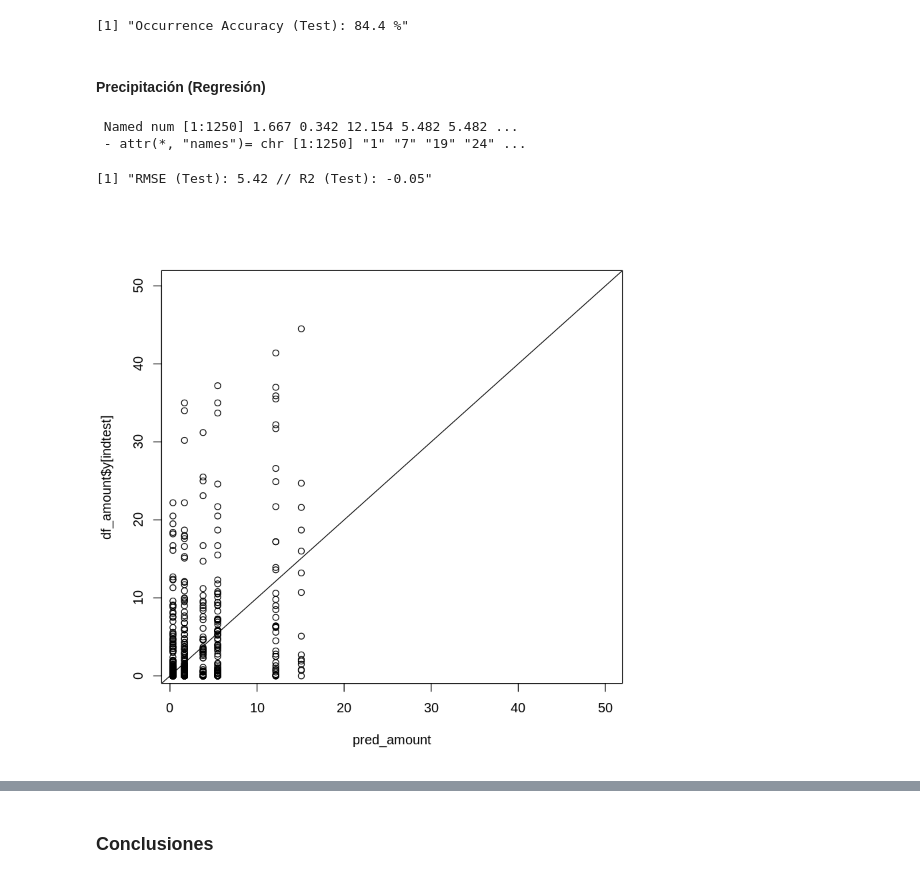
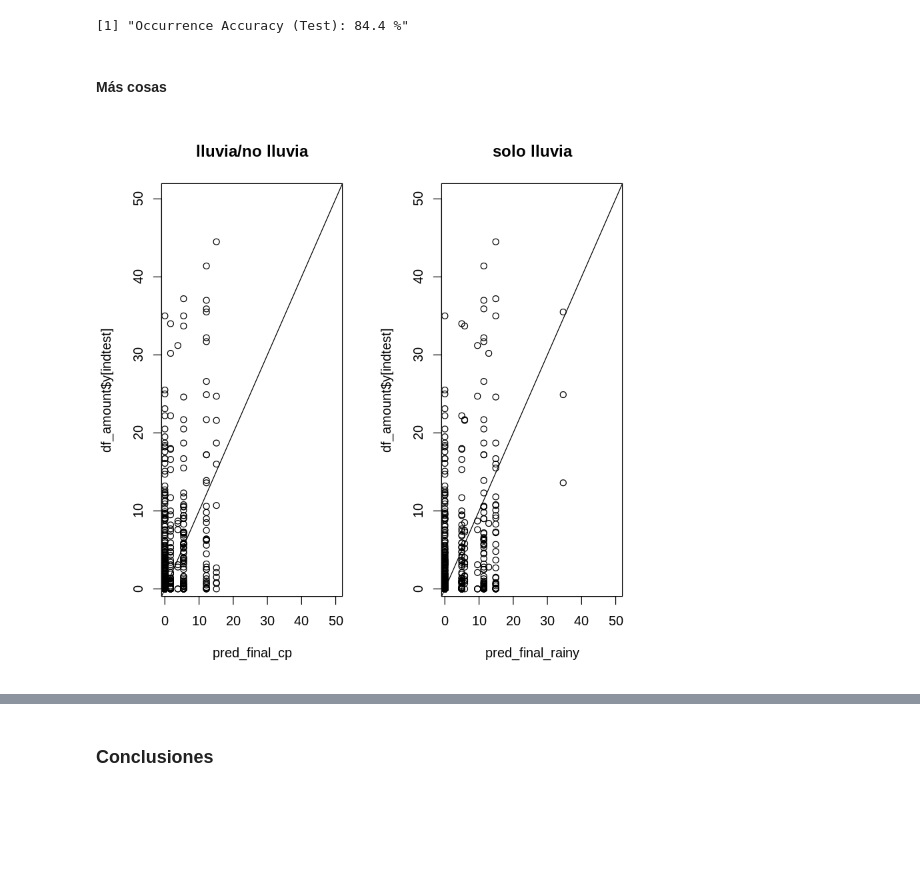
Before and after one commit to yerartdev/uc-m1966-datamining, a Jupyter notebook: d3/S17-T03_LAB_IntercomparisonTechniques.ipynb, the cells around one changed output, grey strips where cells are left out. Drawn from its saved outputs; the diff is of its cells as text; code cells hidden in the pictures; blank space fills up the shorter version.

```diff
--- a/d3/S17-T03_LAB_IntercomparisonTechniques.ipynb
+++ b/d3/S17-T03_LAB_IntercomparisonTechniques.ipynb
@@ -848,4 +848,4 @@ cbind(RMSE_amount_final, cor_amount_final, rv_amount_final)
 # %% [markdown]
 #### Serie Completa (Solo lluvia)
 # %%
-pred_final_rainy <- pred_occ * pred_amount_rainy_b
+pred_final_rainy <-  as.numeric(as.character(pred_occ)) * pred_amount_rainy_b
@@ -892,25 +886,22 @@ pred_occ   0   1
        1  70 130
 [1] "Occurence Misclassification Error Rate (Test): 15.6 %"
 [1] "Occurrence Accuracy (Test): 84.4 %"
-# %% [markdown]
-#### Precipitación (Regresión)
-# %%
-#::GMG::Precipitación
-## lluvia/nolluvia
-str(pred_amount)
-paste('RMSE (Test):', round(RMSE_amount_all,2),
-      'Spearman (Test):', round(R2_amount_all,2)
-     )
-# %% [output]
- Named num [1:1250] 1.667 0.342 12.154 5.482 5.482 ...
- - attr(*, "names")= chr [1:1250] "1" "7" "19" "24" ...
-[1] "RMSE (Test): 5.42 // R2 (Test): -0.05"
+# %% [markdown]
+#### Más cosas
 # %%
 #::GMG::Veo cómo de buena es la predicción gráficamente
-plot(pred_amount,df_amount$y[indtest], xlim = c(1,50), ylim = c(1,50))
+par(mfrow = c(1,2))
+plot(pred_final_cp,df_amount$y[indtest],
+     xlim = c(1,50), ylim = c(1,50),
+     main = 'lluvia/no lluvia')
+
 abline(0,1)
+plot(pred_final_rainy,df_amount$y[indtest],
+     xlim = c(1,50), ylim = c(1,50),
+     main = 'solo lluvia')
+abline(0,1)
 # %% [output]
-[figure, old version]
+[figure, new version]
 # %%
 #::GMG::Ejemplo de lluvia observada y predicha (365 primeros días)
 plot(df_amount$y[1:365], type = "l",col = "red",
```
Also changed, not shown: parts of 12 cells of this notebook.
